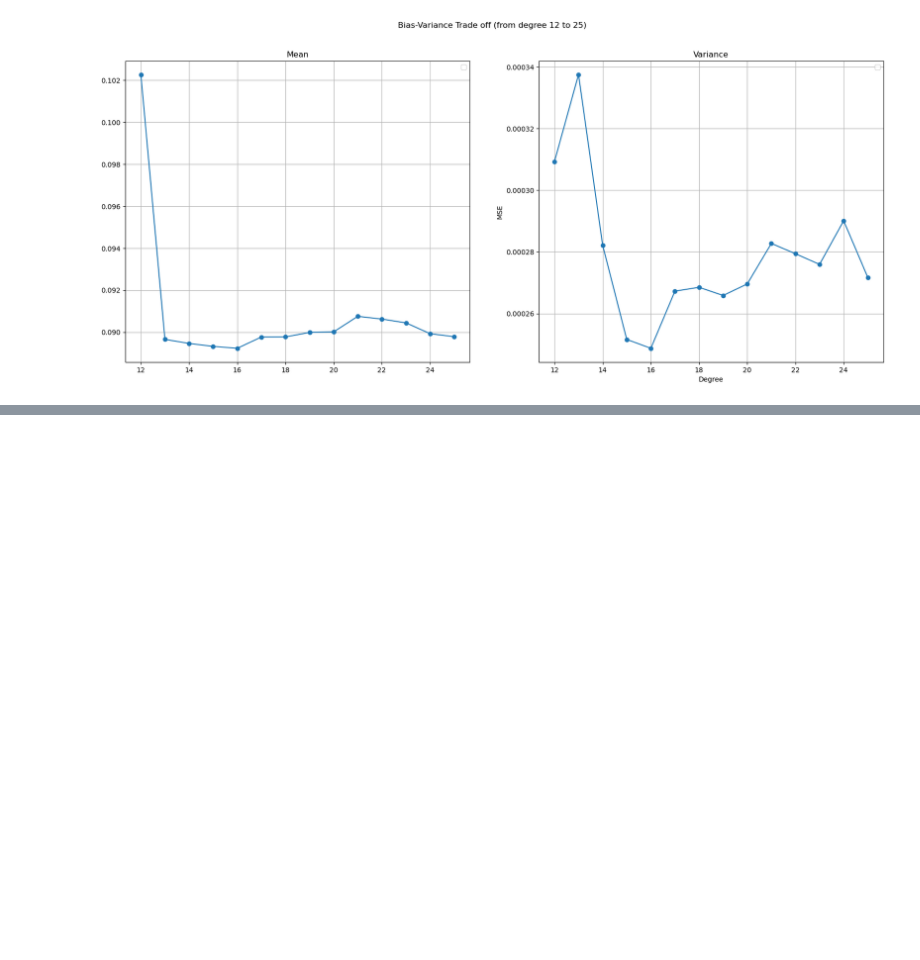
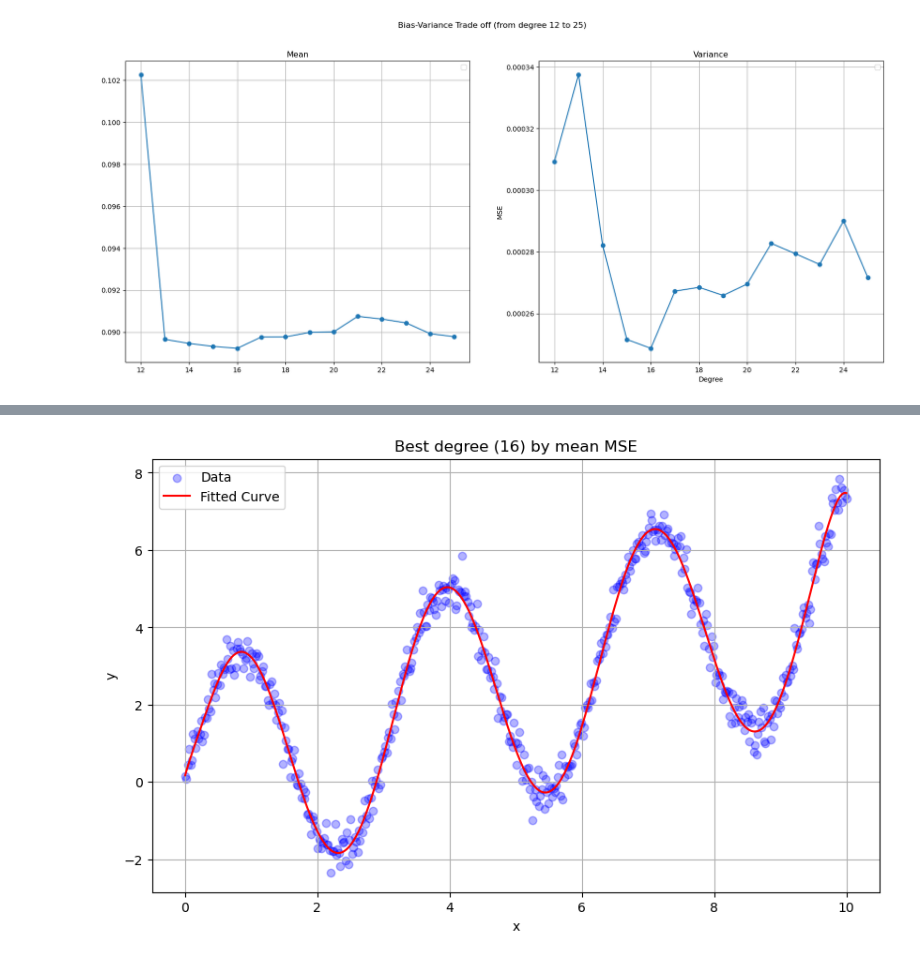
Before and after one commit to mjmousavi97/MachinLearning-TehranUni-2024, a Jupyter notebook: Projects/03 pro/src/main.ipynb, the cells around one changed output, grey strips where cells are left out. Drawn from its saved outputs; the diff is of its cells as text; code cells hidden in the pictures; blank space fills up the shorter version.

```diff
--- a/Projects/03 pro/src/main.ipynb
+++ b/Projects/03 pro/src/main.ipynb
@@ -204,0 +226,4 @@ plt.show()
+# %%
+plot_fit(X=x, y=y, degree=16, title=f'Best degree ({best_mean_degree}) by mean MSE')
+# %% [output]
+[figure, added]
```
Also changed, not shown: parts of 4 cells of this notebook.
